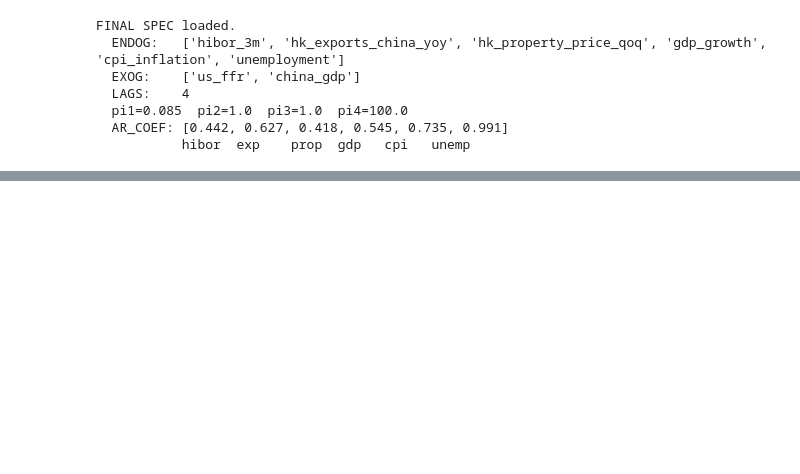
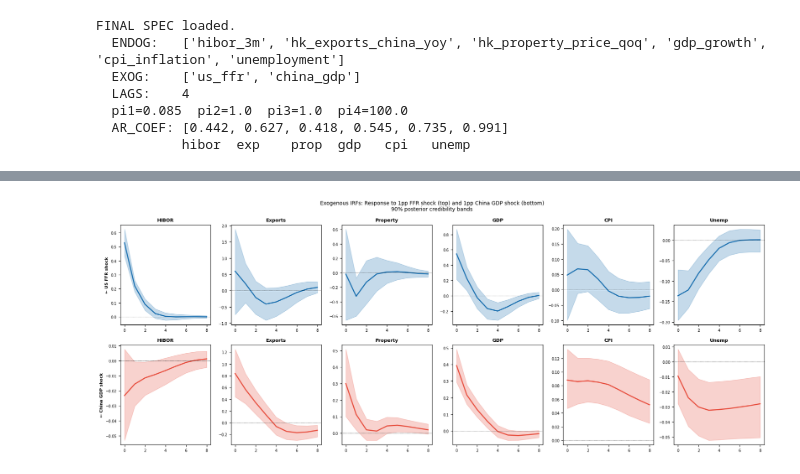
Before and after one commit to 4minutes-chung/Hong-Kong, a Jupyter notebook: HK_BVAR_Final.ipynb, the cells around one changed output, grey strips where cells are left out. Drawn from its saved outputs; the diff is of its cells as text; code cells hidden in the pictures; blank space fills up the shorter version.

```diff
--- a/HK_BVAR_Final.ipynb
+++ b/HK_BVAR_Final.ipynb
@@ -192,0 +194,32 @@ Saved: output/phase9a_canonical_fevd.png
+# %%
+# Exogenous IRF plot: all 6 endogenous responses to FFR and China GDP, h=0..8
+horizons = np.arange(9)
+exog_labels = ['US FFR', 'China GDP']
+endog_labels = ['HIBOR', 'Exports', 'Property', 'GDP', 'CPI', 'Unemp']
+colors = ['#1a6faf', '#e74c3c']
+
+fig, axes = plt.subplots(2, 6, figsize=(18, 7), sharey=False)
+fig.patch.set_facecolor('white')
+
+for exog_i, (exog_label, color) in enumerate(zip(exog_labels, colors)):
+    for endog_i, endog_label in enumerate(endog_labels):
+        ax = axes[exog_i, endog_i]
+        med = exo_irf_can[endog_i, exog_i, :, 0]
+        lo  = exo_irf_can[endog_i, exog_i, :, 1]
+        hi  = exo_irf_can[endog_i, exog_i, :, 2]
+        ax.fill_between(horizons, lo, hi, alpha=0.25, color=color)
+        ax.plot(horizons, med, color=color, lw=2)
+        ax.axhline(0, color='black', lw=0.7, ls=':')
+        ax.set_title(endog_label, fontsize=9, fontweight='bold')
+        ax.set_xticks([0, 2, 4, 6, 8])
+        ax.tick_params(labelsize=7)
+        if endog_i == 0:
+            ax.set_ylabel(f'← {exog_label} shock', fontsize=8, fontweight='bold')
+
+fig.suptitle('Exogenous IRFs: Response to 1pp FFR shock (top) and 1pp China GDP shock (bottom)\n90% posterior credibility bands', fontsize=10)
+plt.tight_layout()
+plt.savefig('output/exo_irf_all_responses.png', dpi=150, bbox_inches='tight', facecolor='white')
+plt.show()
+plt.close()
+# %% [output]
+[figure, added]
```
Also changed, not shown: parts of 33 cells of this notebook, 13 other files.
